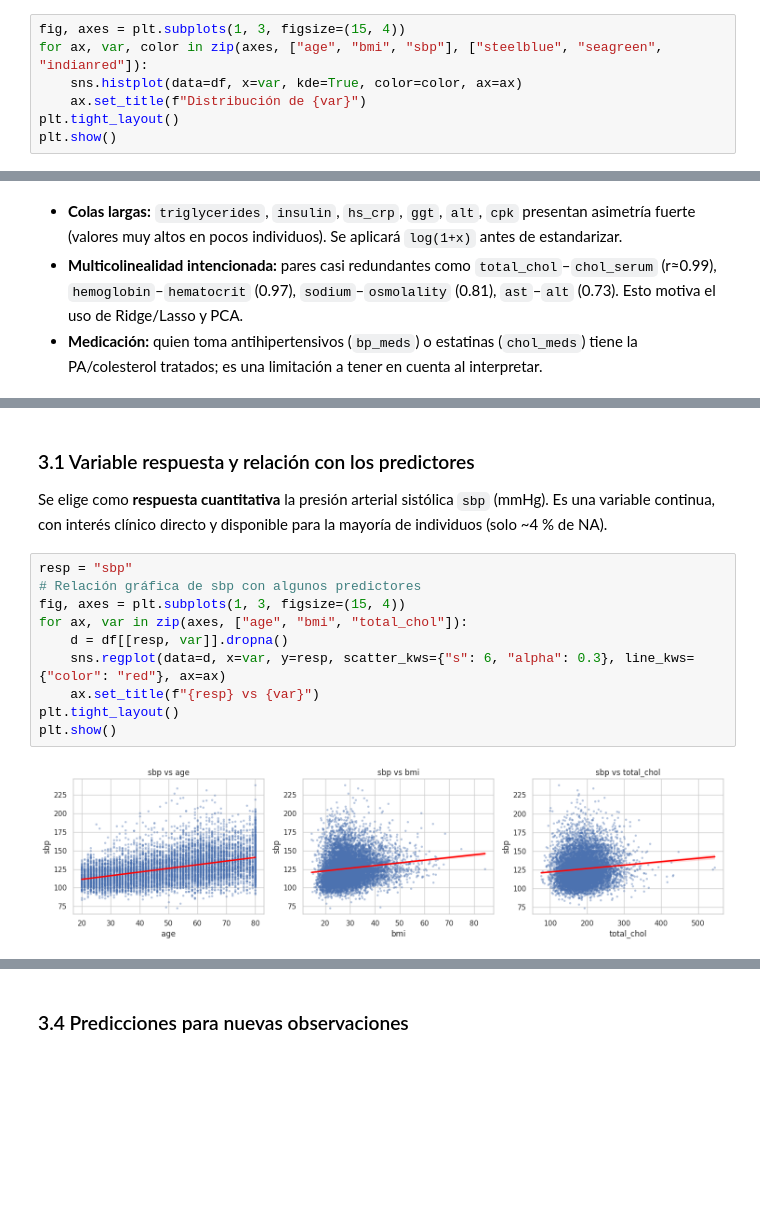
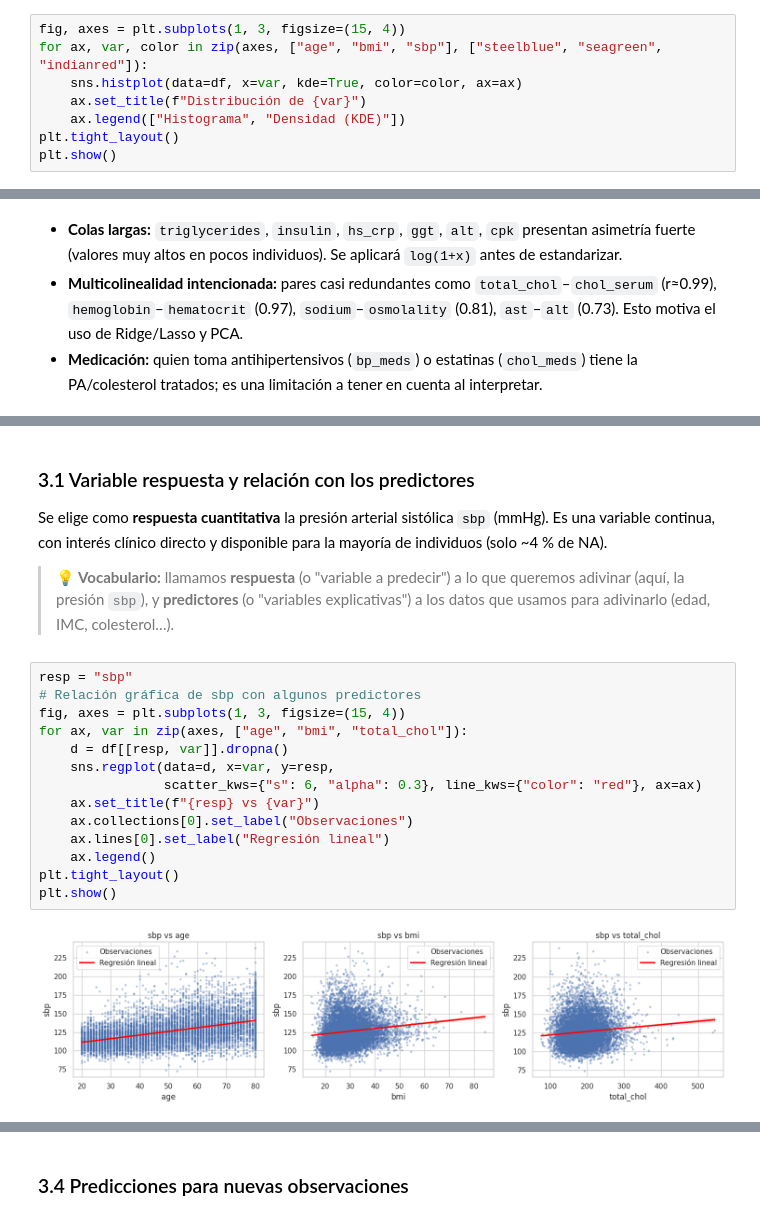
Before and after one commit to Mariiagrm/NHANES_Estudio_Estadistico_Salud, a Jupyter notebook: Practica.ipynb, the cells around one changed output, grey strips where cells are left out. Saved outputs shown, nothing was run; the diff lists cells and outputs as text; blank space fills up the shorter version.

```diff
--- a/Practica.ipynb
+++ b/Practica.ipynb
@@ -122,6 +147,7 @@ fig, axes = plt.subplots(1, 3, figsize=(15, 4))
 for ax, var, color in zip(axes, ["age", "bmi", "sbp"], ["steelblue", "seagreen", "indianred"]):
     sns.histplot(data=df, x=var, kde=True, color=color, ax=ax)
     ax.set_title(f"Distribución de {var}")
+    ax.legend(["Histograma", "Densidad (KDE)"])
 plt.tight_layout()
 plt.show()
 # %% [output]
@@ -226,15 +284,21 @@ age                 0.02
 ### 3.1 Variable respuesta y relación con los predictores
 
 Se elige como **respuesta cuantitativa** la presión arterial sistólica `sbp` (mmHg). Es una variable continua, con interés clínico directo y disponible para la mayoría de individuos (solo ~4 % de NA).
+
+> **💡 Vocabulario:** llamamos **respuesta** (o "variable a predecir") a lo que queremos adivinar (aquí, la presión `sbp`), y **predictores** (o "variables explicativas") a los datos que usamos para adivinarlo (edad, IMC, colesterol…).
 # %%
 resp = "sbp"
 # Relación gráfica de sbp con algunos predictores
 fig, axes = plt.subplots(1, 3, figsize=(15, 4))
 for ax, var in zip(axes, ["age", "bmi", "total_chol"]):
     d = df[[resp, var]].dropna()
-    sns.regplot(data=d, x=var, y=resp, scatter_kws={"s": 6, "alpha": 0.3}, line_kws={"color": "red"}, ax=ax)
+    sns.regplot(data=d, x=var, y=resp,
+                scatter_kws={"s": 6, "alpha": 0.3}, line_kws={"color": "red"}, ax=ax)
     ax.set_title(f"{resp} vs {var}")
+    ax.collections[0].set_label("Observaciones")
+    ax.lines[0].set_label("Regresión lineal")
+    ax.legend()
 plt.tight_layout()
 plt.show()
 # %% [output]
-[figure, old version]
+[figure, new version]
```
Also changed, not shown: parts of 46 cells of this notebook.
